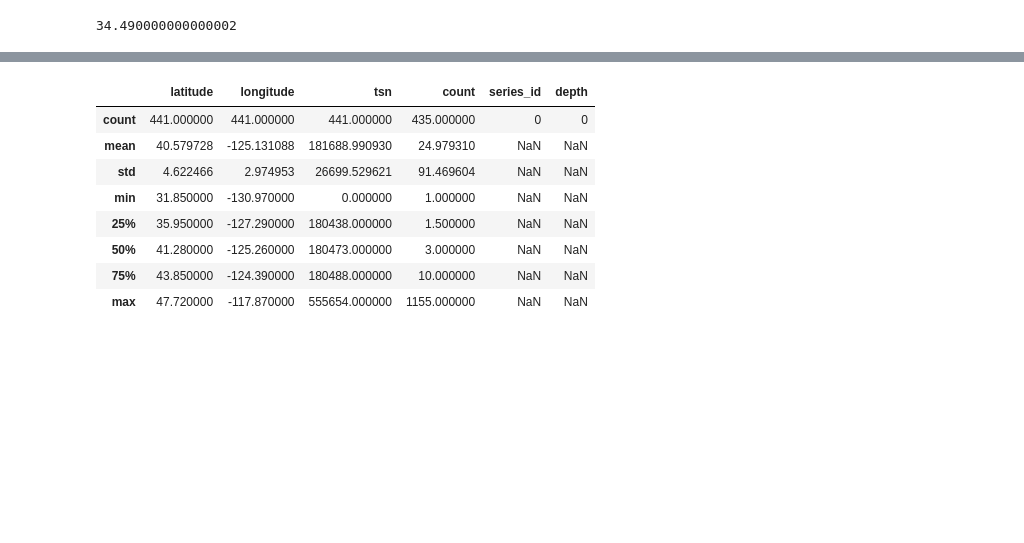
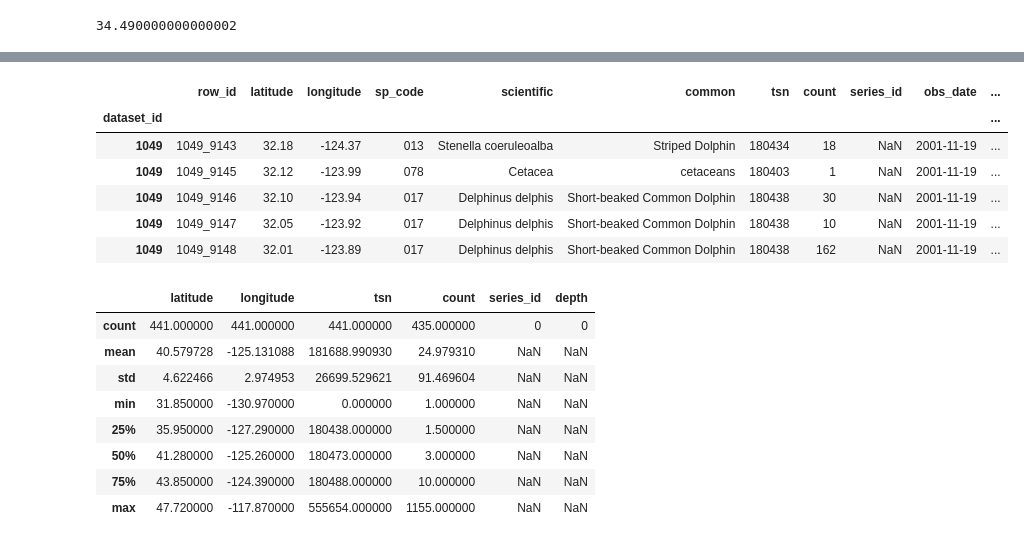
Before and after one commit to isabitz/DAT_SF_12, a Jupyter notebook: whale data/Whale Exploration.ipynb, the cells around one changed output, grey strips where cells are left out. Saved outputs shown, nothing was run; the diff lists cells and outputs as text; code cells hidden in the pictures; blank space fills up the shorter version.

```diff
--- a/whale data/Whale Exploration.ipynb
+++ b/whale data/Whale Exploration.ipynb
@@ -167,3 +181,3 @@ gmaps.heatmap(result08)
 # %%
-whales01 = pd.read_csv('seamap1047_names_2001.csv', index_col=0)
-whales01.head()
+whales01a = pd.read_csv('seamap1047_names_2001.csv', index_col=0)
+whales01b = pd.read_csv('seamap1049_names_2001.csv', index_col=0)
@@ -178 +194,11 @@ whales01.head()
+# %%
+whales01b.head()
+# %% [output]
+|  | row_id | latitude | longitude | sp_code | scientific | common | tsn | count | series_id | obs_date | ... |
+| dataset_id |  |  |  |  |  |  |  |  |  |  | ... |
+| 1049 | 1049_9143 | 32.18 | -124.37 | 013 | Stenella coeruleoalba | Striped Dolphin | 180434 | 18 | NaN | 2001-11-19 | ... |
+| 1049 | 1049_9145 | 32.12 | -123.99 | 078 | Cetacea | cetaceans | 180403 | 1 | NaN | 2001-11-19 | ... |
+| 1049 | 1049_9146 | 32.10 | -123.94 | 017 | Delphinus delphis | Short-beaked Common Dolphin | 180438 | 30 | NaN | 2001-11-19 | ... |
+| 1049 | 1049_9147 | 32.05 | -123.92 | 017 | Delphinus delphis | Short-beaked Common Dolphin | 180438 | 10 | NaN | 2001-11-19 | ... |
+| 1049 | 1049_9148 | 32.01 | -123.89 | 017 | Delphinus delphis | Short-beaked Common Dolphin | 180438 | 162 | NaN | 2001-11-19 | ... |
 # %%
```
Also changed, not shown: parts of 32 cells of this notebook.
